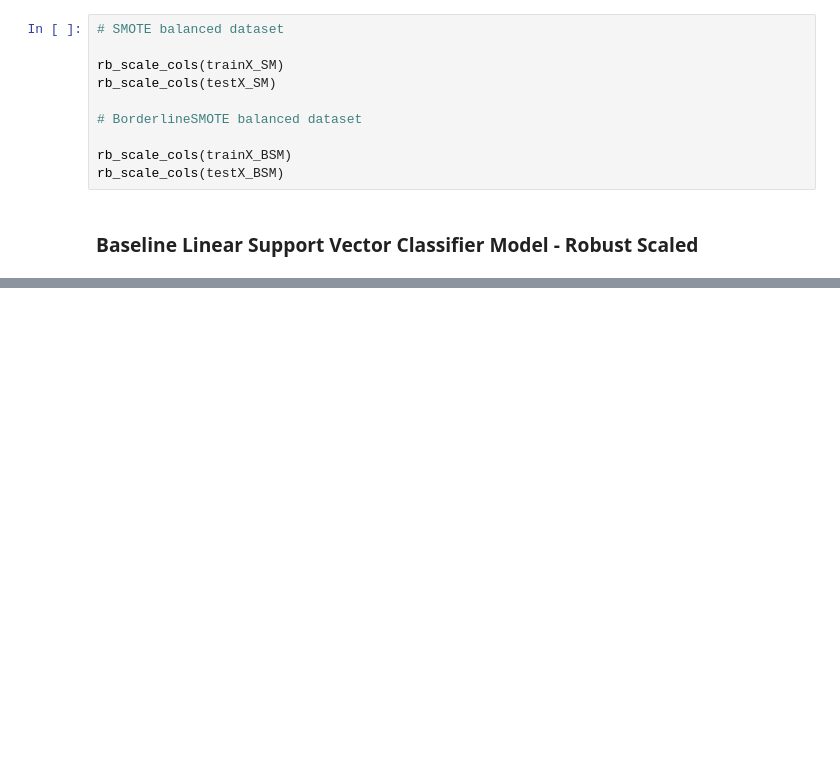
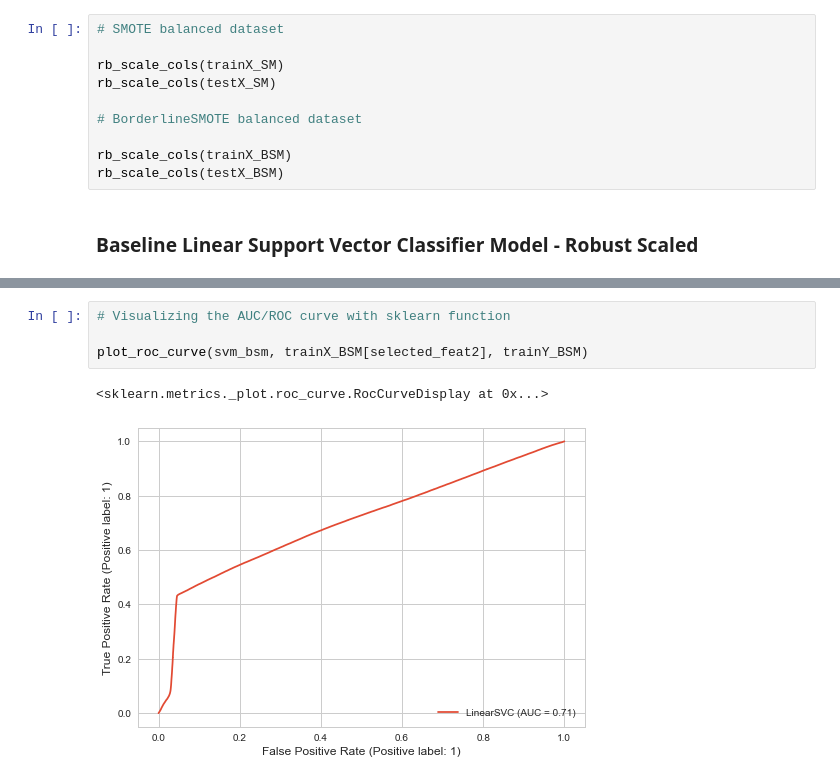
Before and after one commit to suhitasva/Capstone_Project, a Jupyter notebook: SVM_models.ipynb, the cells around one changed output, grey strips where cells are left out. Drawn from its saved outputs; the diff is of its cells as text; blank space fills up the shorter version.

```diff
--- a/SVM_models.ipynb
+++ b/SVM_models.ipynb
@@ -311,0 +357,7 @@ model_results(trainX_BSM_tr, trainY_BSM, testX_BSM_tr, testY_BSM, svm_rb, show =
+# %%
+# Visualizing the AUC/ROC curve with sklearn function
+
+plot_roc_curve(svm_bsm, trainX_BSM[selected_feat2], trainY_BSM)
+# %% [output]
+<sklearn.metrics._plot.roc_curve.RocCurveDisplay at 0x...>
+[figure, added]
```
Also changed, not shown: parts of 56 cells of this notebook.
